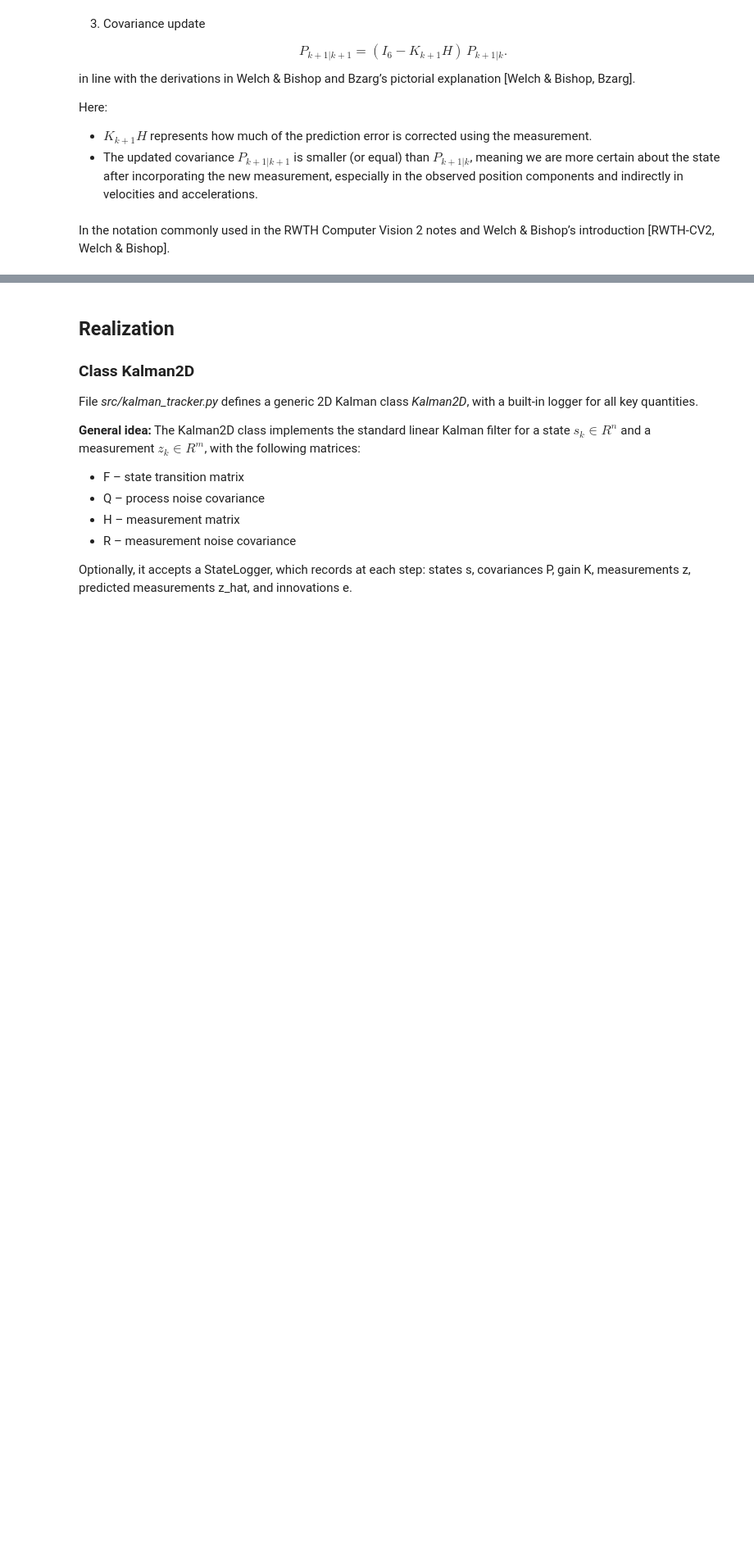
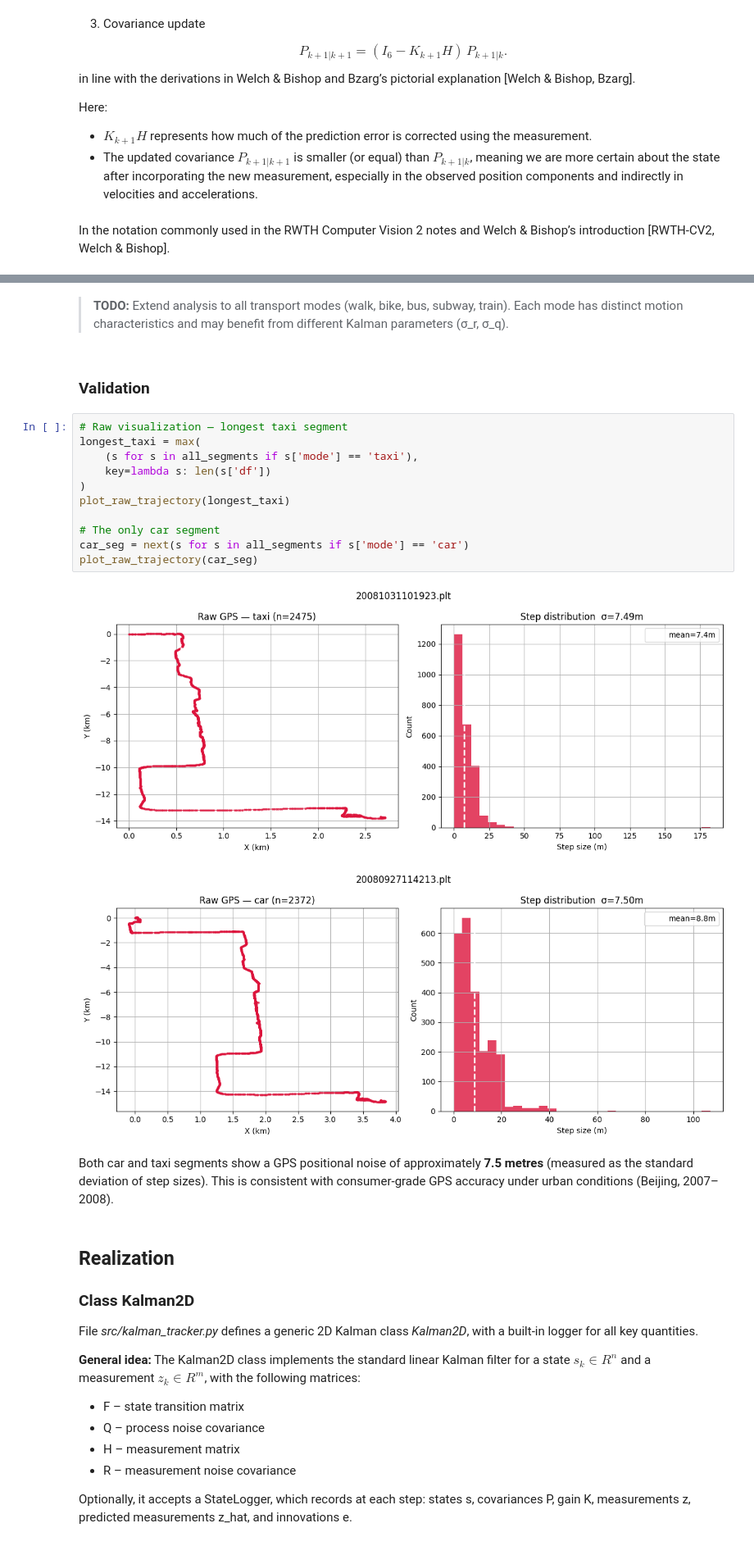
Before and after one commit to RoumenNikolov/kalman-filter-trajectories, a Jupyter notebook: 01. Kalman‑Based MOT Theory and Model.ipynb, the cells around one changed output, grey strips where cells are left out. Shown at 82% size. Saved outputs shown, nothing was run; the diff lists cells and outputs as text; blank space fills up the shorter version.

```diff
--- a/01. Kalman‑Based MOT Theory and Model.ipynb
+++ b/01. Kalman‑Based MOT Theory and Model.ipynb
@@ -521,3 +840,27 @@ In the notation commonly used in the RWTH Computer Vision 2 notes and Welch & Bi
+# %% [markdown]
+> **TODO:** Extend analysis to all transport modes (walk, bike, bus, subway, train).
+> Each mode has distinct motion characteristics and may benefit from different
+> Kalman parameters (σ_r, σ_q).
+# %% [markdown]
+### Validation
+# %%
+# Raw visualization — longest taxi segment
+longest_taxi = max(
+    (s for s in all_segments if s['mode'] == 'taxi'),
+    key=lambda s: len(s['df'])
+)
+plot_raw_trajectory(longest_taxi)
+
+# The only car segment
+car_seg = next(s for s in all_segments if s['mode'] == 'car')
+plot_raw_trajectory(car_seg)
+# %% [output]
+[figure, added]
+[figure, added]
+# %% [markdown]
+Both car and taxi segments show a GPS positional noise of approximately **7.5 metres**
+(measured as the standard deviation of step sizes). This is consistent with
+consumer-grade GPS accuracy under urban conditions (Beijing, 2007–2008).
 # %% [markdown]
 ## Realization
 ### Class Kalman2D
```
Also changed, not shown: parts of 17 cells of this notebook, 1 other file.
